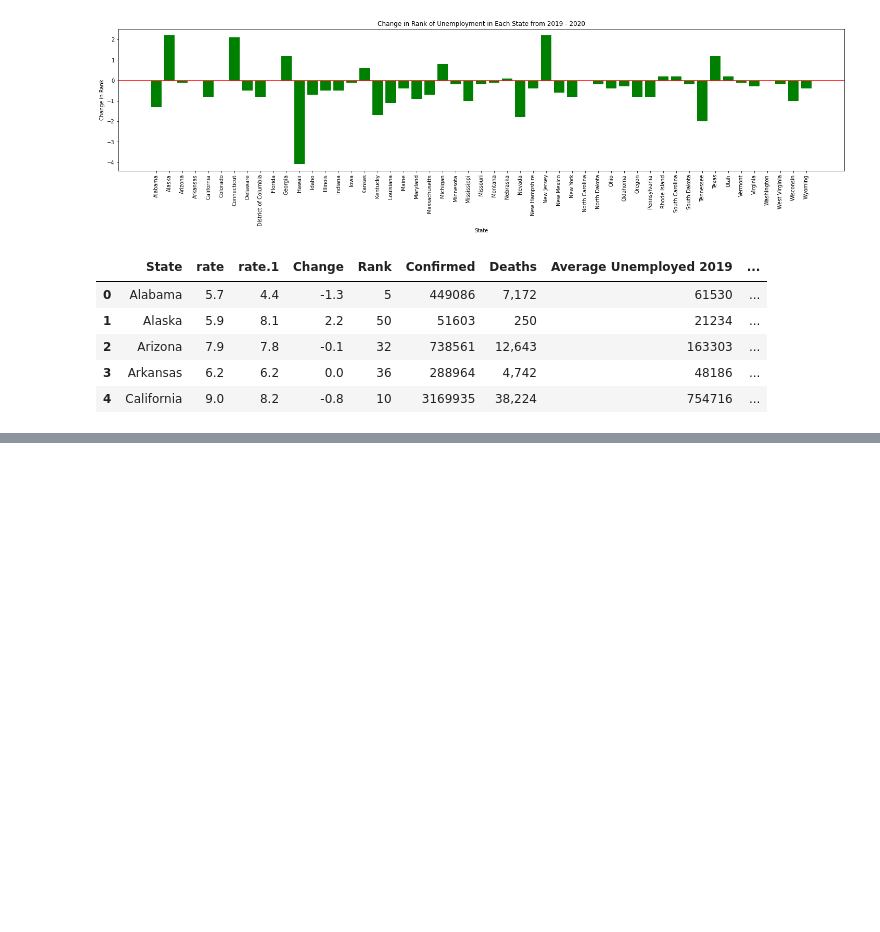
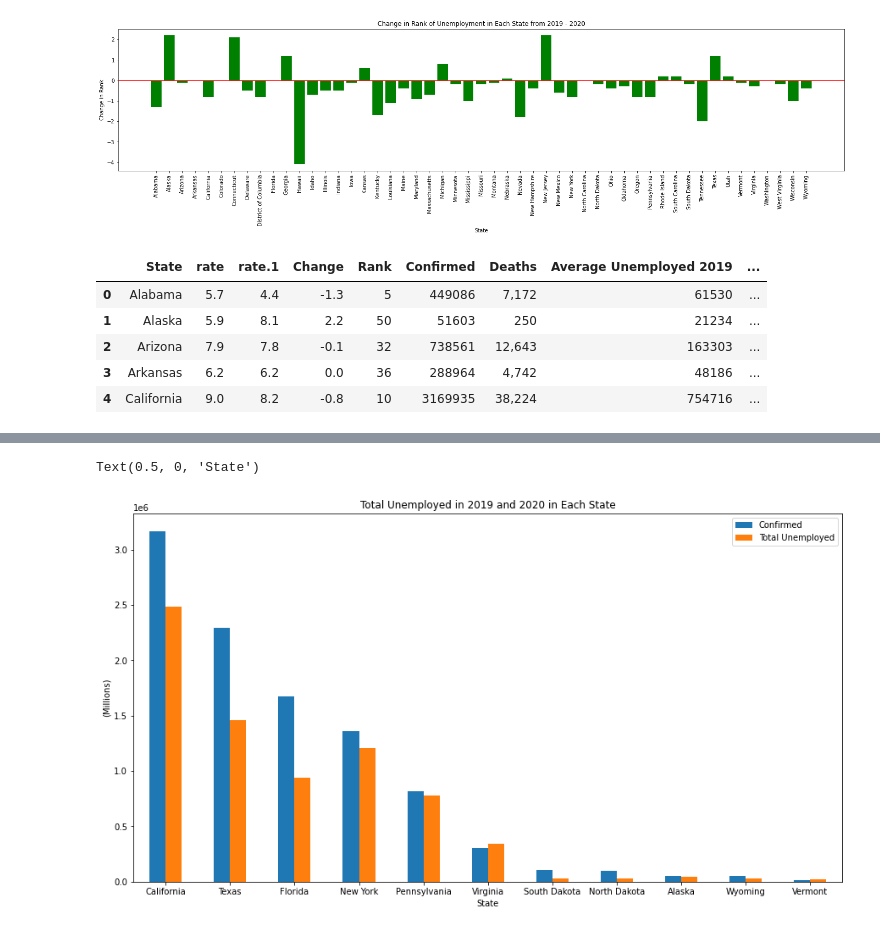
Before and after one commit to chadmilburn/COVID, a Jupyter notebook: Unemployment_vs_Covid_Cases.ipynb, the cells around one changed output, grey strips where cells are left out. Saved outputs shown, nothing was run; the diff lists cells and outputs as text; code cells hidden in the pictures; blank space fills up the shorter version.

```diff
--- a/Unemployment_vs_Covid_Cases.ipynb
+++ b/Unemployment_vs_Covid_Cases.ipynb
@@ -163,0 +204,8 @@ plt.show()
+# %%
+
+#putting in order by the highest
+summary = summary.sort_values(by="Confirmed", ascending=False)
+#dropping everything but the top 10 states
+summary = summary.drop([30,14,22,21,0,23,25,18,5,36,17,20,15,47,46,3,16,28,24,6,27,32,12,48,2,34,26,7,29,13,19,11,35,43,41,10,38,39,9], axis=0)
+#Show output
+summary
@@ -163,0 +225,9 @@ plt.show()
+# %%
+ax = summary.plot.bar(x='State', figsize=(15,8), rot=0)
+#Set Title and label
+plt.title('Total Unemployed in 2019 and 2020 in Each State')
+plt.ylabel('(Millions)')
+plt.xlabel('State')
+# %% [output]
+Text(0.5, 0, 'State')
+[figure, added]
```
Also changed, not shown: parts of 7 cells of this notebook.
